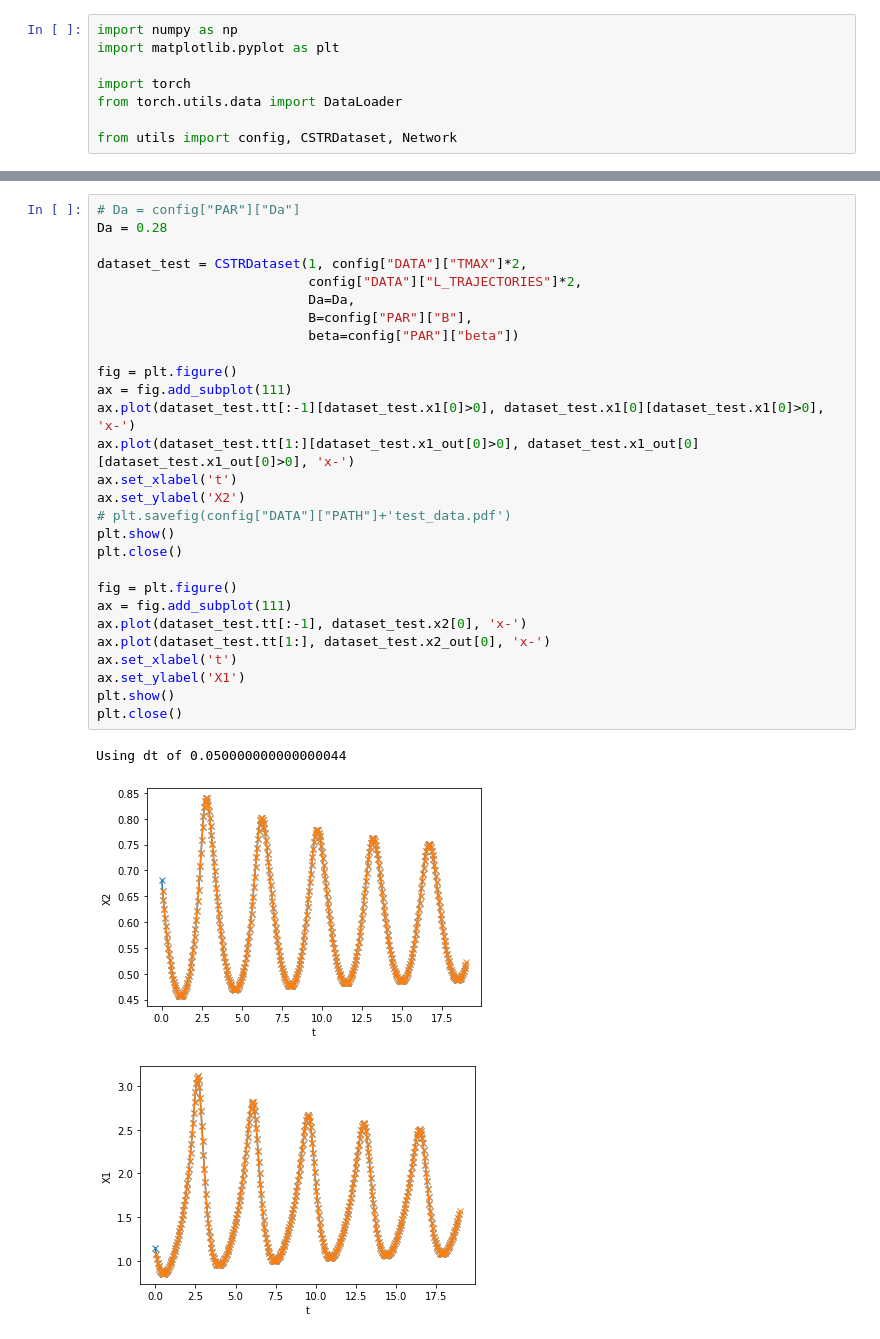
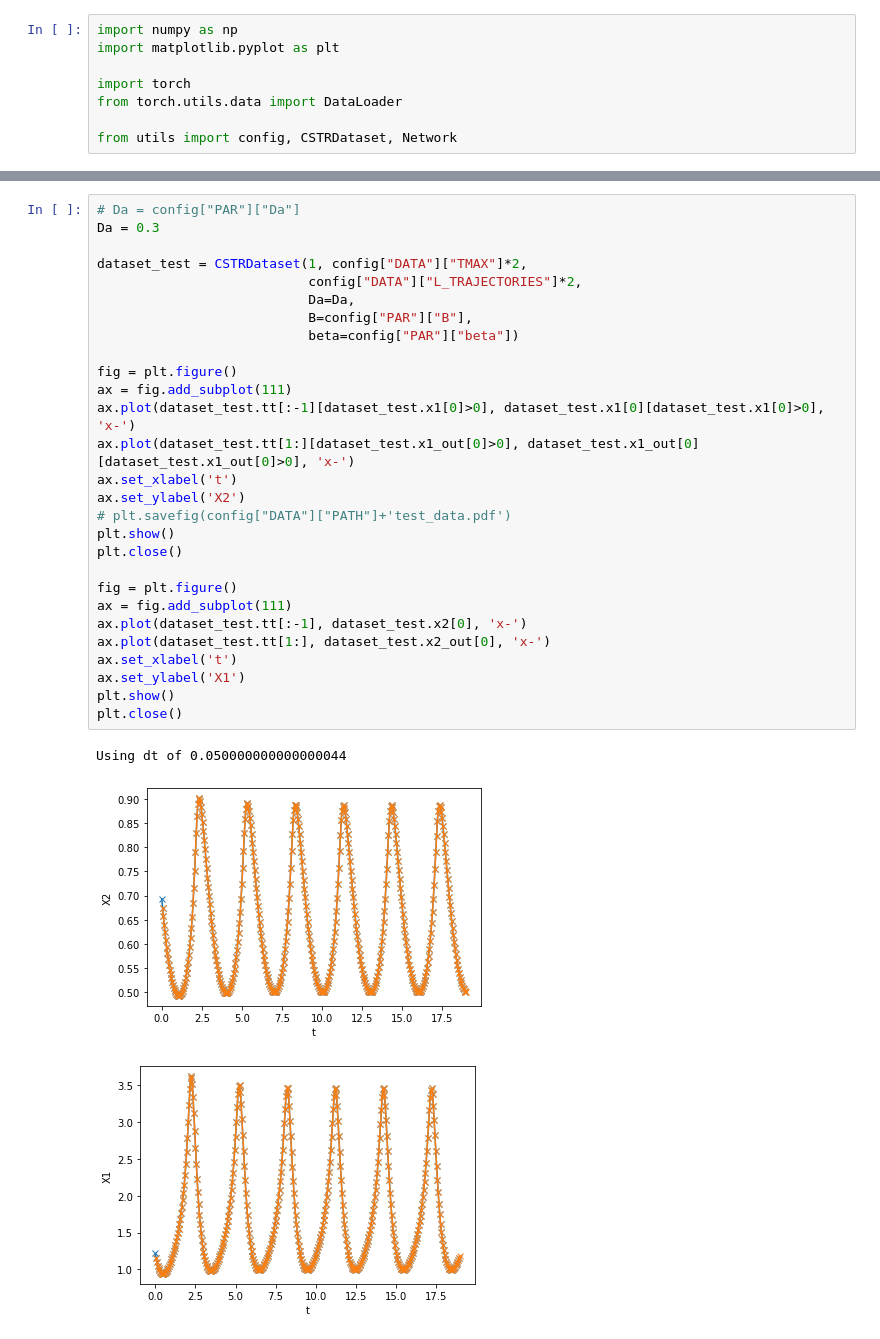
Before and after one commit to saurabhmalani1994/PartialObservations, a Jupyter notebook: Plot_Notebook-Copy1.ipynb, the cells around one changed output, grey strips where cells are left out. Drawn from its saved outputs; the diff is of its cells as text.

```diff
--- a/Plot_Notebook-Copy1.ipynb
+++ b/Plot_Notebook-Copy1.ipynb
@@ -57,35 +57,35 @@ plt.savefig('Figures/trainingloss_learningrate.png')
 # %%
 # Da = config["PAR"]["Da"]
-Da = 0.28
+Da = 0.3
 
 dataset_test = CSTRDataset(1, config["DATA"]["TMAX"]*2,
                            config["DATA"]["L_TRAJECTORIES"]*2,
                            Da=Da,
                            B=config["PAR"]["B"],
                            beta=config["PAR"]["beta"])
 
 fig = plt.figure()
 ax = fig.add_subplot(111)
 ax.plot(dataset_test.tt[:-1][dataset_test.x1[0]>0], dataset_test.x1[0][dataset_test.x1[0]>0], 'x-')
 ax.plot(dataset_test.tt[1:][dataset_test.x1_out[0]>0], dataset_test.x1_out[0][dataset_test.x1_out[0]>0], 'x-')
 ax.set_xlabel('t')
 ax.set_ylabel('X2')
 # plt.savefig(config["DATA"]["PATH"]+'test_data.pdf')
 plt.show()
 plt.close()
 
 fig = plt.figure()
 ax = fig.add_subplot(111)
 ax.plot(dataset_test.tt[:-1], dataset_test.x2[0], 'x-')
 ax.plot(dataset_test.tt[1:], dataset_test.x2_out[0], 'x-')
 ax.set_xlabel('t')
 ax.set_ylabel('X1')
 plt.show()
 plt.close()
 # %% [output]
 Using dt of 0.050000000000000044
-[figure, old version]
+[figure, new version]
-[figure, old version]
+[figure, new version]
 # %%
 print(dataset_test.x1[0][:10])
 print(dataset_test.x1_out[0][:10])
```
Also changed, not shown: parts of 8 cells of this notebook, 41 other files.
